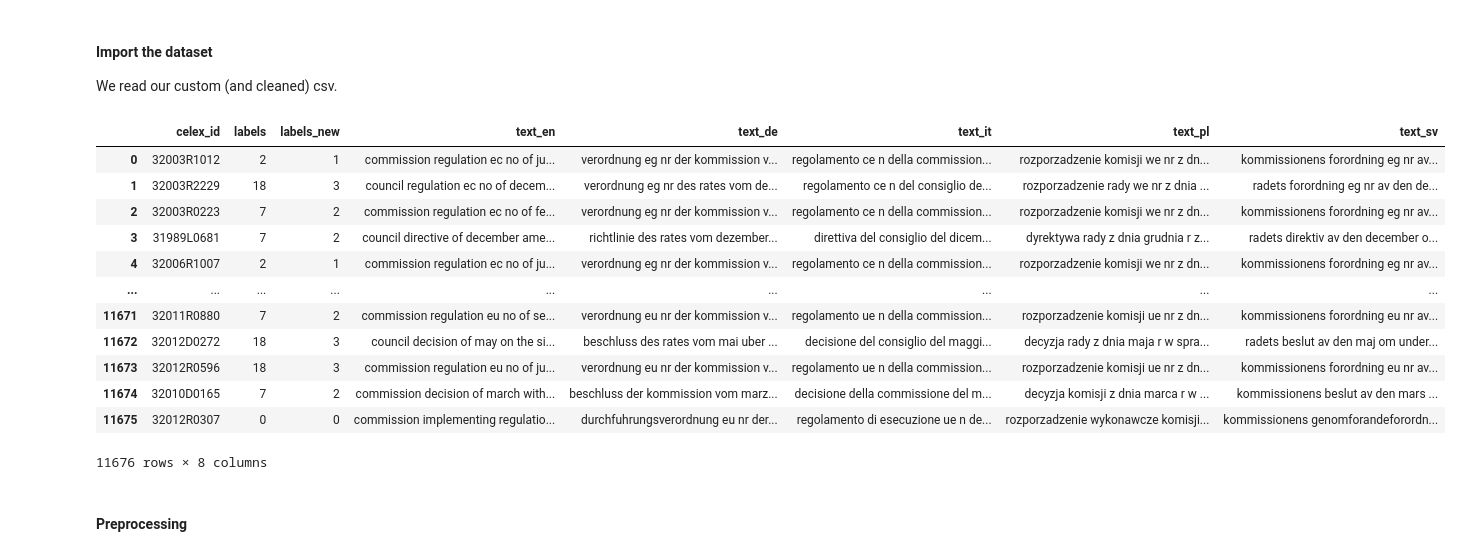
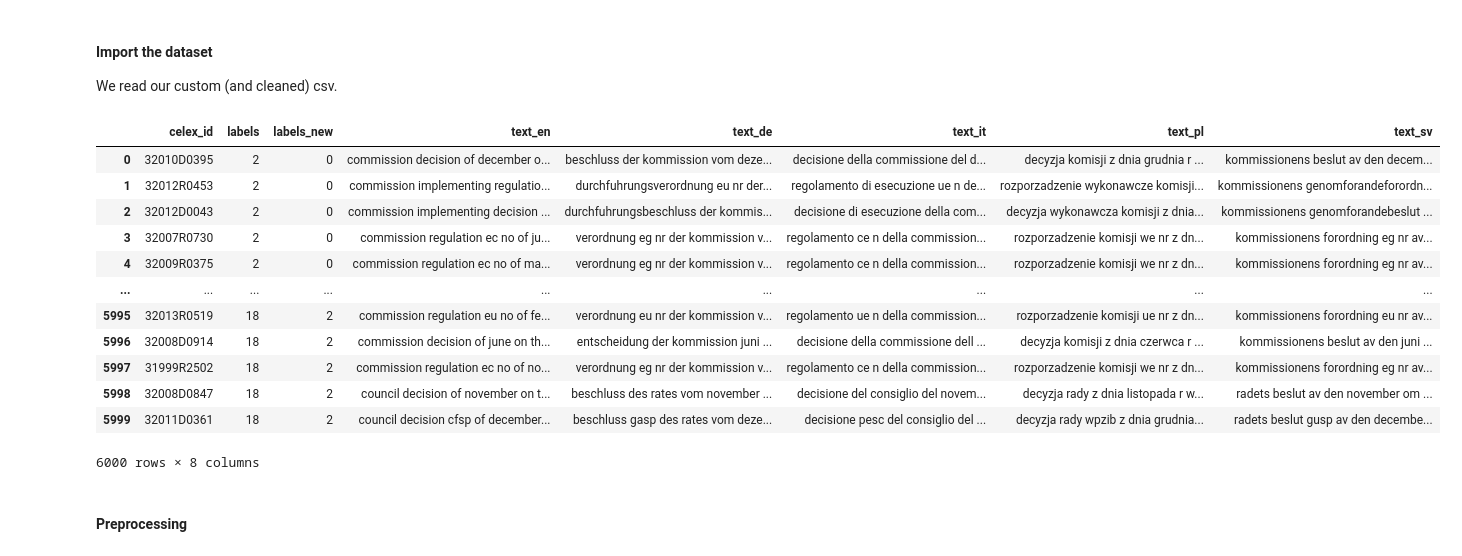
Before and after one commit to DanielePassabi/Uni_NLP2022_Exam, a Jupyter notebook: 02_network_and_practical/src/04_preprocessing.ipynb, the cells around one changed output. Cells and saved outputs as stored; diff of their text form; code cells hidden in the pictures.

```diff
--- a/02_network_and_practical/src/04_preprocessing.ipynb
+++ b/02_network_and_practical/src/04_preprocessing.ipynb
@@ -30,22 +30,22 @@ print("> Libraries Imported")
 
 We read our custom (and cleaned) csv.
 # %%
-dataframe = pd.read_csv("../data/2_multi_eurlex_reduced_v2.csv")
+dataframe = pd.read_csv("../data/2_multi_eurlex_reduced.csv")
 dataframe
 # %% [output]
 |  | celex_id | labels | labels_new | text_en | text_de | text_it | text_pl | text_sv |
-| 0 | 32003R1012 | 2 | 1 | commission regulation ec no of ju... | verordnung eg nr der kommission v... | regolamento ce n della commission... | rozporzadzenie komisji we nr z dn... | kommissionens forordning eg nr av... |
-| 1 | 32003R2229 | 18 | 3 | council regulation ec no of decem... | verordnung eg nr des rates vom de... | regolamento ce n del consiglio de... | rozporzadzenie rady we nr z dnia ... | radets forordning eg nr av den de... |
-| 2 | 32003R0223 | 7 | 2 | commission regulation ec no of fe... | verordnung eg nr der kommission v... | regolamento ce n della commission... | rozporzadzenie komisji we nr z dn... | kommissionens forordning eg nr av... |
-| 3 | 31989L0681 | 7 | 2 | council directive of december ame... | richtlinie des rates vom dezember... | direttiva del consiglio del dicem... | dyrektywa rady z dnia grudnia r z... | radets direktiv av den december o... |
-| 4 | 32006R1007 | 2 | 1 | commission regulation ec no of ju... | verordnung eg nr der kommission v... | regolamento ce n della commission... | rozporzadzenie komisji we nr z dn... | kommissionens forordning eg nr av... |
+| 0 | 32010D0395 | 2 | 0 | commission decision of december o... | beschluss der kommission vom deze... | decisione della commissione del d... | decyzja komisji z dnia grudnia r ... | kommissionens beslut av den decem... |
+| 1 | 32012R0453 | 2 | 0 | commission implementing regulatio... | durchfuhrungsverordnung eu nr der... | regolamento di esecuzione ue n de... | rozporzadzenie wykonawcze komisji... | kommissionens genomforandeforordn... |
+| 2 | 32012D0043 | 2 | 0 | commission implementing decision ... | durchfuhrungsbeschluss der kommis... | decisione di esecuzione della com... | decyzja wykonawcza komisji z dnia... | kommissionens genomforandebeslut ... |
+| 3 | 32007R0730 | 2 | 0 | commission regulation ec no of ju... | verordnung eg nr der kommission v... | regolamento ce n della commission... | rozporzadzenie komisji we nr z dn... | kommissionens forordning eg nr av... |
+| 4 | 32009R0375 | 2 | 0 | commission regulation ec no of ma... | verordnung eg nr der kommission v... | regolamento ce n della commission... | rozporzadzenie komisji we nr z dn... | kommissionens forordning eg nr av... |
 | ... | ... | ... | ... | ... | ... | ... | ... | ... |
-| 11671 | 32011R0880 | 7 | 2 | commission regulation eu no of se... | verordnung eu nr der kommission v... | regolamento ue n della commission... | rozporzadzenie komisji ue nr z dn... | kommissionens forordning eu nr av... |
-| 11672 | 32012D0272 | 18 | 3 | council decision of may on the si... | beschluss des rates vom mai uber ... | decisione del consiglio del maggi... | decyzja rady z dnia maja r w spra... | radets beslut av den maj om under... |
-| 11673 | 32012R0596 | 18 | 3 | commission regulation eu no of ju... | verordnung eu nr der kommission v... | regolamento ue n della commission... | rozporzadzenie komisji ue nr z dn... | kommissionens forordning eu nr av... |
-| 11674 | 32010D0165 | 7 | 2 | commission decision of march with... | beschluss der kommission vom marz... | decisione della commissione del m... | decyzja komisji z dnia marca r w ... | kommissionens beslut av den mars ... |
-| 11675 | 32012R0307 | 0 | 0 | commission implementing regulatio... | durchfuhrungsverordnung eu nr der... | regolamento di esecuzione ue n de... | rozporzadzenie wykonawcze komisji... | kommissionens genomforandeforordn... |
+| 5995 | 32013R0519 | 18 | 2 | commission regulation eu no of fe... | verordnung eu nr der kommission v... | regolamento ue n della commission... | rozporzadzenie komisji ue nr z dn... | kommissionens forordning eu nr av... |
+| 5996 | 32008D0914 | 18 | 2 | commission decision of june on th... | entscheidung der kommission juni ... | decisione della commissione dell ... | decyzja komisji z dnia czerwca r ... | kommissionens beslut av den juni ... |
+| 5997 | 31999R2502 | 18 | 2 | commission regulation ec no of no... | verordnung eg nr der kommission v... | regolamento ce n della commission... | rozporzadzenie komisji we nr z dn... | kommissionens forordning eg nr av... |
+| 5998 | 32008D0847 | 18 | 2 | council decision of november on t... | beschluss des rates vom november ... | decisione del consiglio del novem... | decyzja rady z dnia listopada r w... | radets beslut av den november om ... |
+| 5999 | 32011D0361 | 18 | 2 | council decision cfsp of december... | beschluss gasp des rates vom deze... | decisione pesc del consiglio del ... | decyzja rady wpzib z dnia grudnia... | radets beslut gusp av den decembe... |
-11676 rows × 8 columns
+6000 rows × 8 columns
 # %% [markdown]
 #### **Preprocessing**
 # %% [markdown]
```
Also changed, not shown: parts of 13 cells of this notebook, 6 other files.
